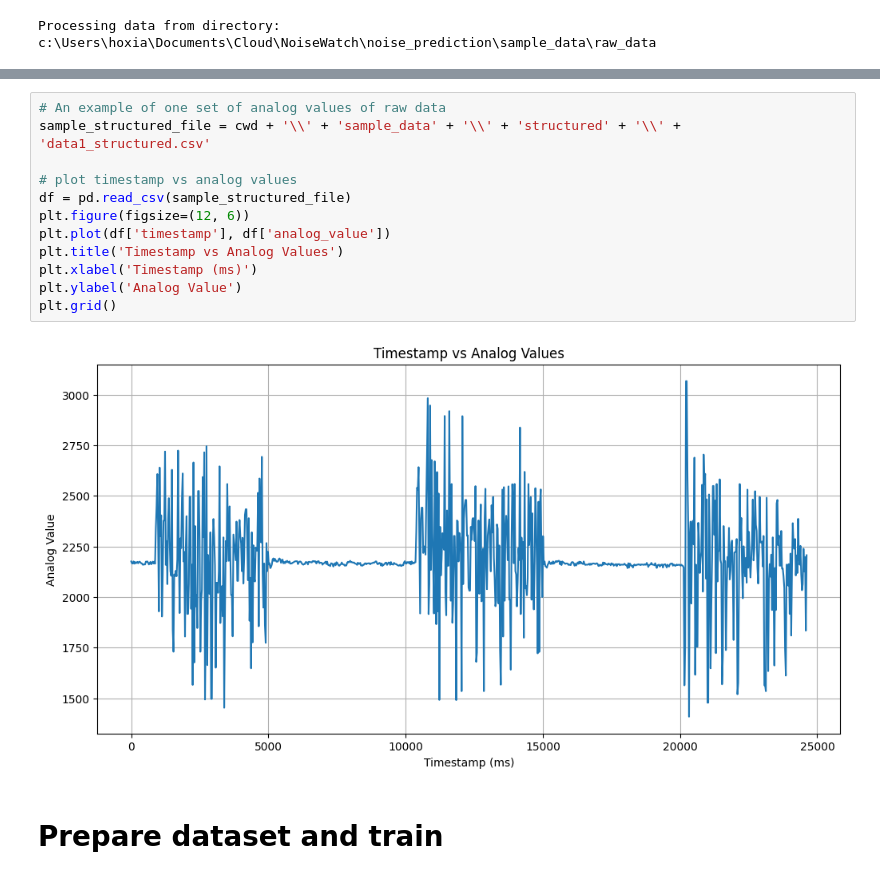
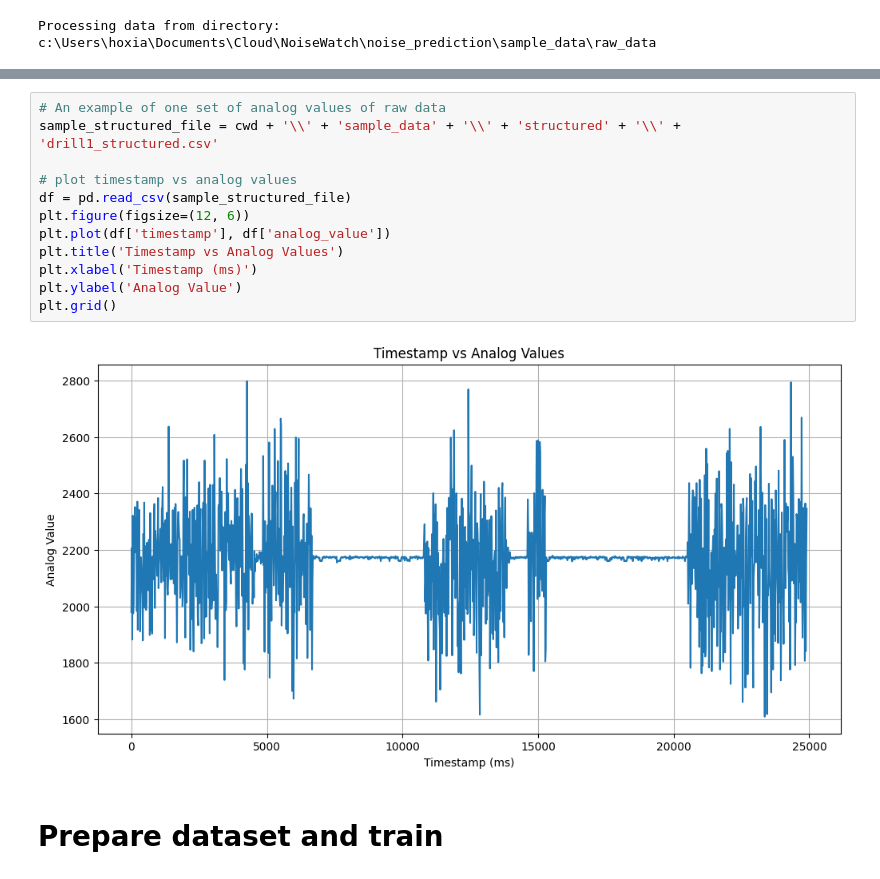
Before and after one commit to hoxiaoyang/NoiseWatch, a Jupyter notebook: noise_prediction/main.ipynb, the cells around one changed output, grey strips where cells are left out. Drawn from its saved outputs; the diff is of its cells as text.

Commit message:
feat: training and prediction for drill sounds

```diff
--- a/noise_prediction/main.ipynb
+++ b/noise_prediction/main.ipynb
@@ -93,17 +121,17 @@ Spectrogram directory: c:\Users\hoxia\Documents\Cloud\NoiseWatch\noise_predictio
 # %%
 # An example of one set of analog values of raw data
-sample_structured_file = cwd + '\\' + 'sample_data' + '\\' + 'structured' + '\\' + 'data1_structured.csv'
+sample_structured_file = cwd + '\\' + 'sample_data' + '\\' + 'structured' + '\\' + 'drill1_structured.csv'
 
 # plot timestamp vs analog values
 df = pd.read_csv(sample_structured_file)
 plt.figure(figsize=(12, 6))
 plt.plot(df['timestamp'], df['analog_value'])
 plt.title('Timestamp vs Analog Values')
 plt.xlabel('Timestamp (ms)')
 plt.ylabel('Analog Value')
 plt.grid()
 # %% [output]
-[figure, old version]
+[figure, new version]
 # %% [markdown]
 # Prepare dataset and train
 # %%
```
Also changed, not shown: parts of 7 cells of this notebook, 9 other files.
